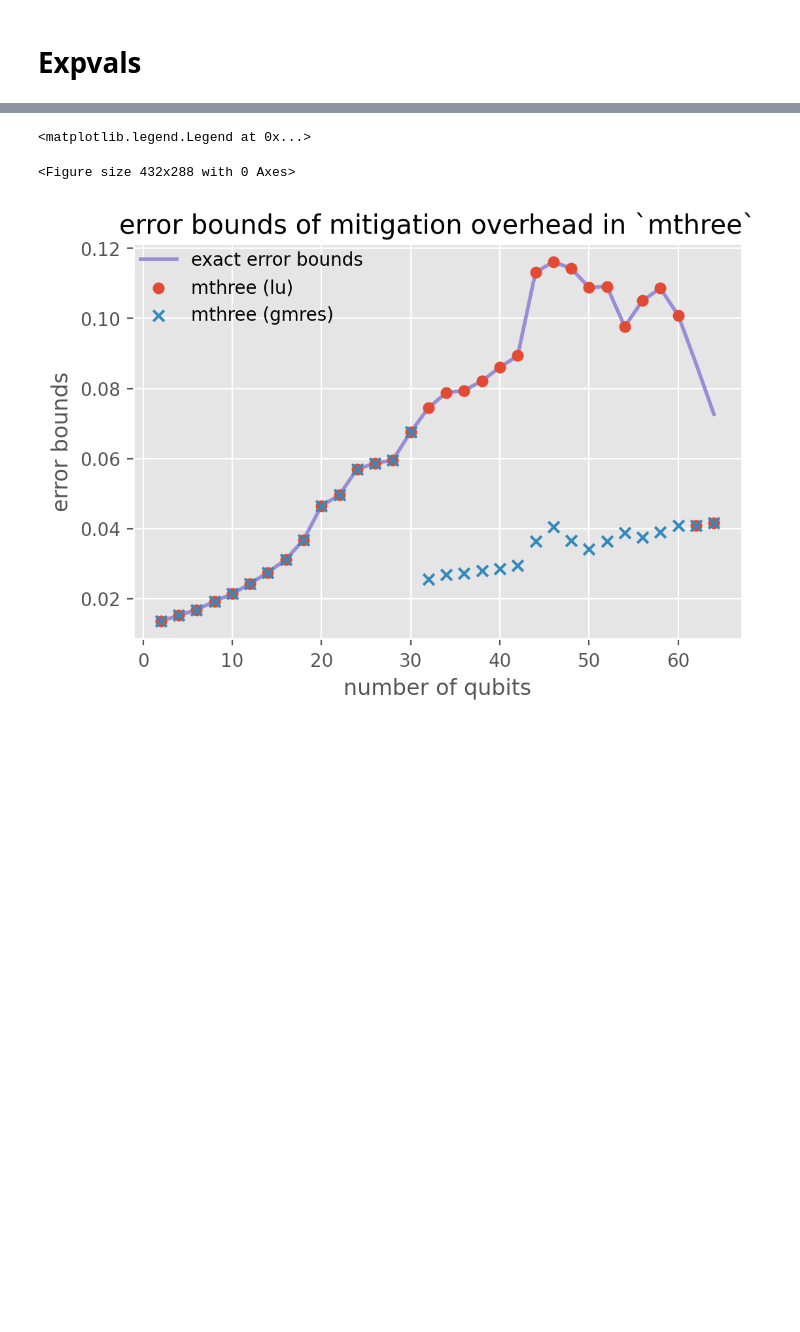
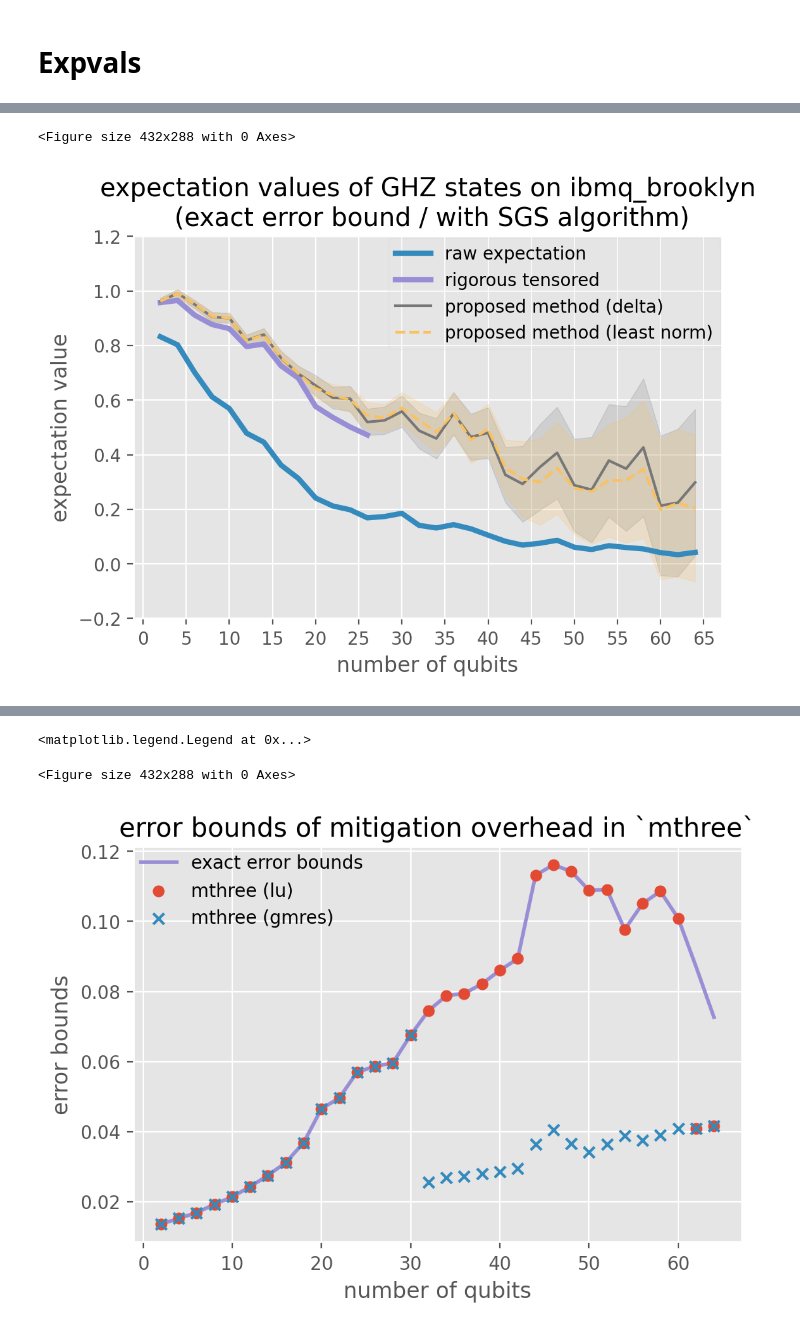
Before and after one commit to BOBO1997/master_thesis, a Jupyter notebook: test_libs_qrem/ghz_expval/brooklyn/analysis_expvals_for_paper.ipynb, the cells around one changed output, grey strips where cells are left out. Saved outputs shown, nothing was run; the diff lists cells and outputs as text; code cells hidden in the pictures; blank space fills up the shorter version.

```diff
--- a/test_libs_qrem/ghz_expval/brooklyn/analysis_expvals_for_paper.ipynb
+++ b/test_libs_qrem/ghz_expval/brooklyn/analysis_expvals_for_paper.ipynb
@@ -64,3 +103,10 @@ nation_lu_expvals = [nation_lu_mitigator_info[i]["expval"] for i in range(max_le
 nation_bicgstab_expvals = [nation_bicgstab_mitigator_info[i]["expval"] for i in range(max_length)[::2]]
 mthree_lu_expvals = [mthree_lu_mitigator_info[i]["expval"] for i in range(max_length)[::2]]
 mthree_gmres_expvals = [mthree_gmres_mitigator_info[i]["expval"] for i in range(max_length)[::2]]
+# %%
+delta_stddevs = [delta_mitigator_info[i]["mitigation_stddev"] for i in range(max_length)[::2]]
+lnp_stddevs = [lnp_mitigator_info[i]["mitigation_stddev"] for i in range(max_length)[::2]]
+nation_lu_stddevs = [nation_lu_mitigator_info[i]["mitigation_stddev"] for i in range(max_length)[::2]]
+nation_bicgstab_stddevs = [nation_bicgstab_mitigator_info[i]["mitigation_stddev"] for i in range(max_length)[::2]]
+mthree_lu_stddevs = [mthree_lu_mitigator_info[i]["mitigation_stddev"] for i in range(max_length)[::2]]
+mthree_gmres_stddevs = [mthree_gmres_mitigator_info[i]["mitigation_stddev"] for i in range(max_length)[::2]]
@@ -66,0 +128,26 @@ mthree_gmres_expvals = [mthree_gmres_mitigator_info[i]["expval"] for i in range(
+# %%
+plot_expvals(max_size = max_size,
+             range_list = [range(2, max_length + 2)[::2],
+                           range(2, ignis_length + 2)[::2],
+                           range(2, max_length + 2)[::2],
+                           range(2, max_length + 2)[::2],
+                          ],
+             corrs_list = [raw_expvals,
+                           ignis_expvals,
+                           delta_expvals,
+                           lnp_expvals,
+                           ],
+             stddevs_list = [None,
+                             None,
+                             delta_stddevs,
+                             lnp_stddevs,
+                            ],
+             labels = ["raw expectation",
+                       "rigorous tensored",
+                       "proposed method (delta)",
+                       "proposed method (least norm)",
+                      ],
+             title = "expectation values of GHZ states on ibmq_brooklyn\n (exact error bound / with SGS algorithm)")
+# %% [output]
+<Figure size 432x288 with 0 Axes>
+[figure, added]
```
Also changed, not shown: parts of 20 cells of this notebook, 3 other files.
